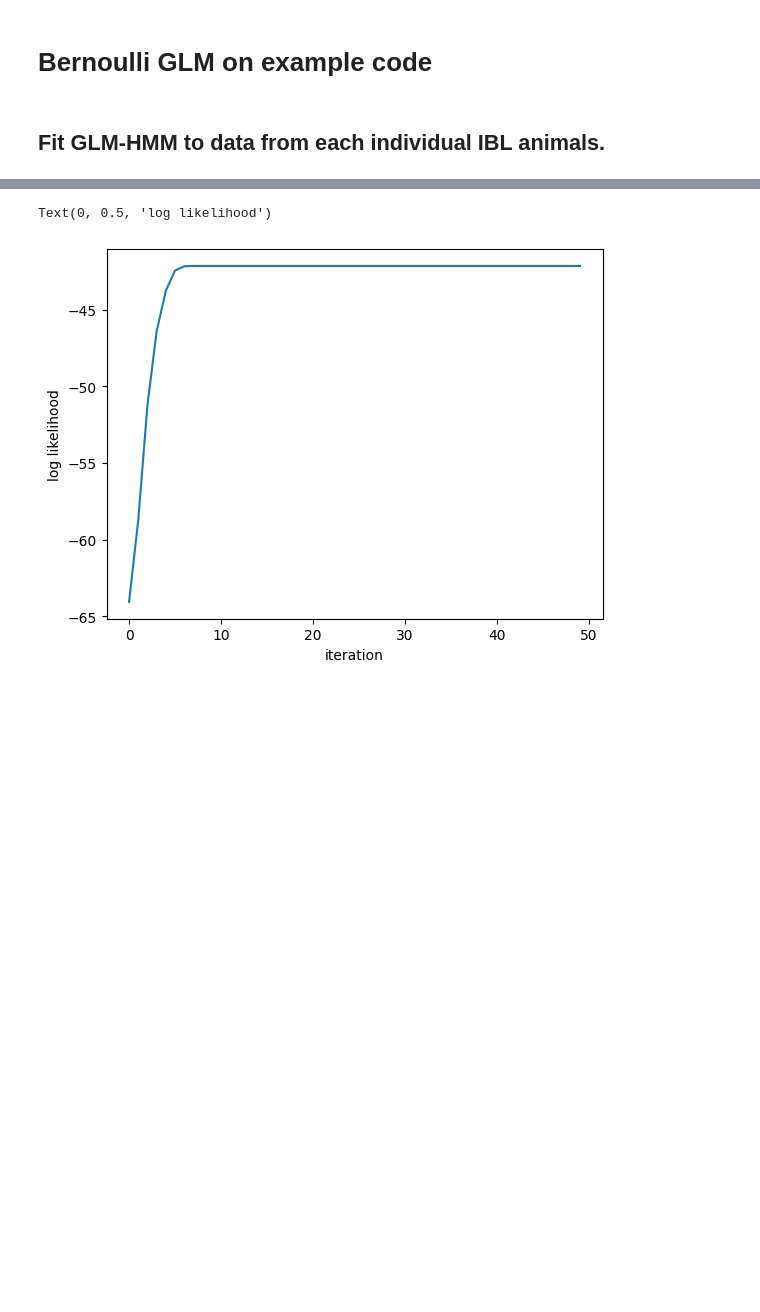
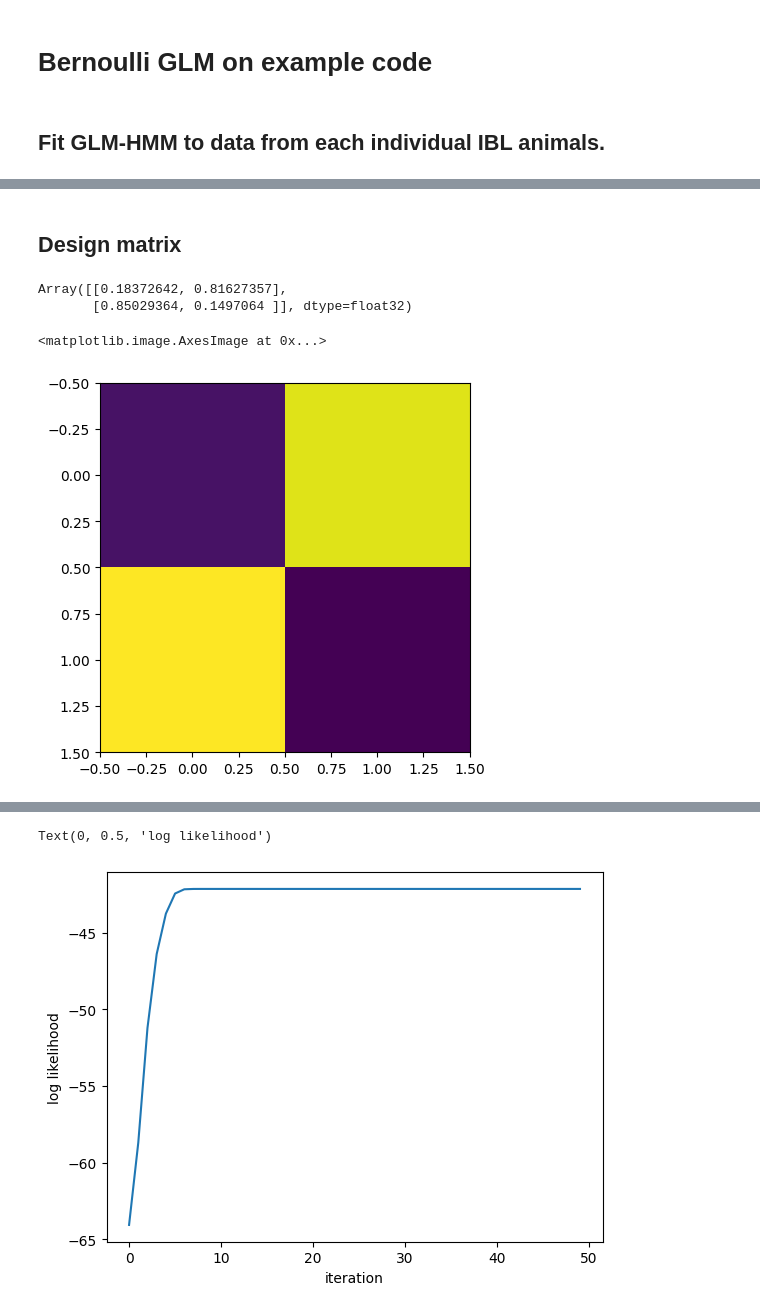
Before and after one commit to ineslaranjeira/representation_learning_variability, a Jupyter notebook: Models/GLMHMM/2_fit_models/fit_individual_glmhmm/test_package.ipynb, the cells around one changed output, grey strips where cells are left out. Cells and saved outputs as stored; diff of their text form; code cells hidden in the pictures; blank space fills up the shorter version.

```diff
--- a/Models/GLMHMM/2_fit_models/fit_individual_glmhmm/test_package.ipynb
+++ b/Models/GLMHMM/2_fit_models/fit_individual_glmhmm/test_package.ipynb
@@ -92,0 +114,2 @@ emission_dim = 1  # How can this be?
+# %% [markdown]
+## Design matrix
@@ -92,0 +160,10 @@ emission_dim = 1  # How can this be?
+# %%
+params.transitions.transition_matrix
+# %% [output]
+Array([[0.18372642, 0.81627357],
+       [0.85029364, 0.1497064 ]], dtype=float32)
+# %%
+plt.imshow(params.transitions.transition_matrix)
+# %% [output]
+<matplotlib.image.AxesImage at 0x...>
+[figure, added]
```
Also changed, not shown: parts of 31 cells of this notebook, 1 other file.
